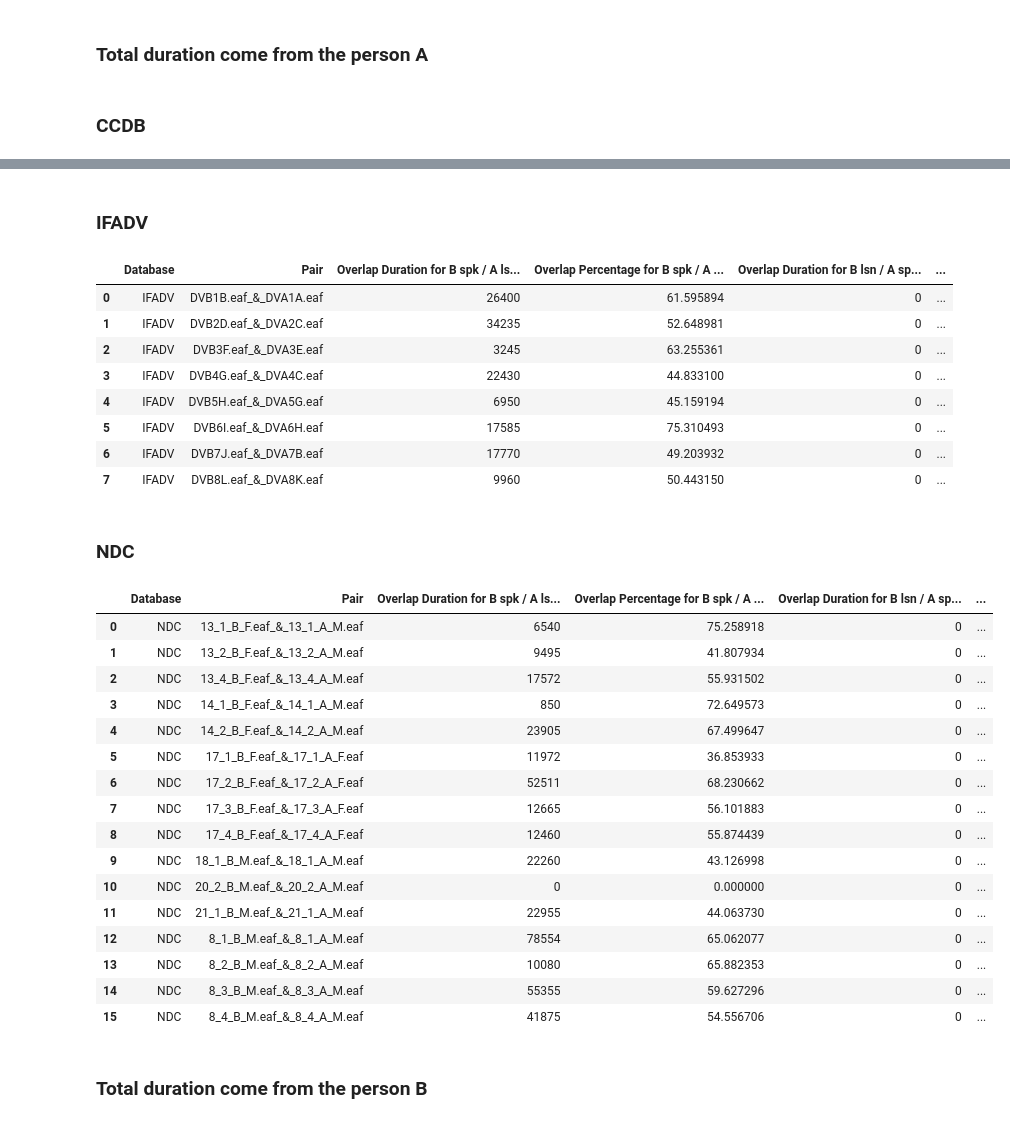
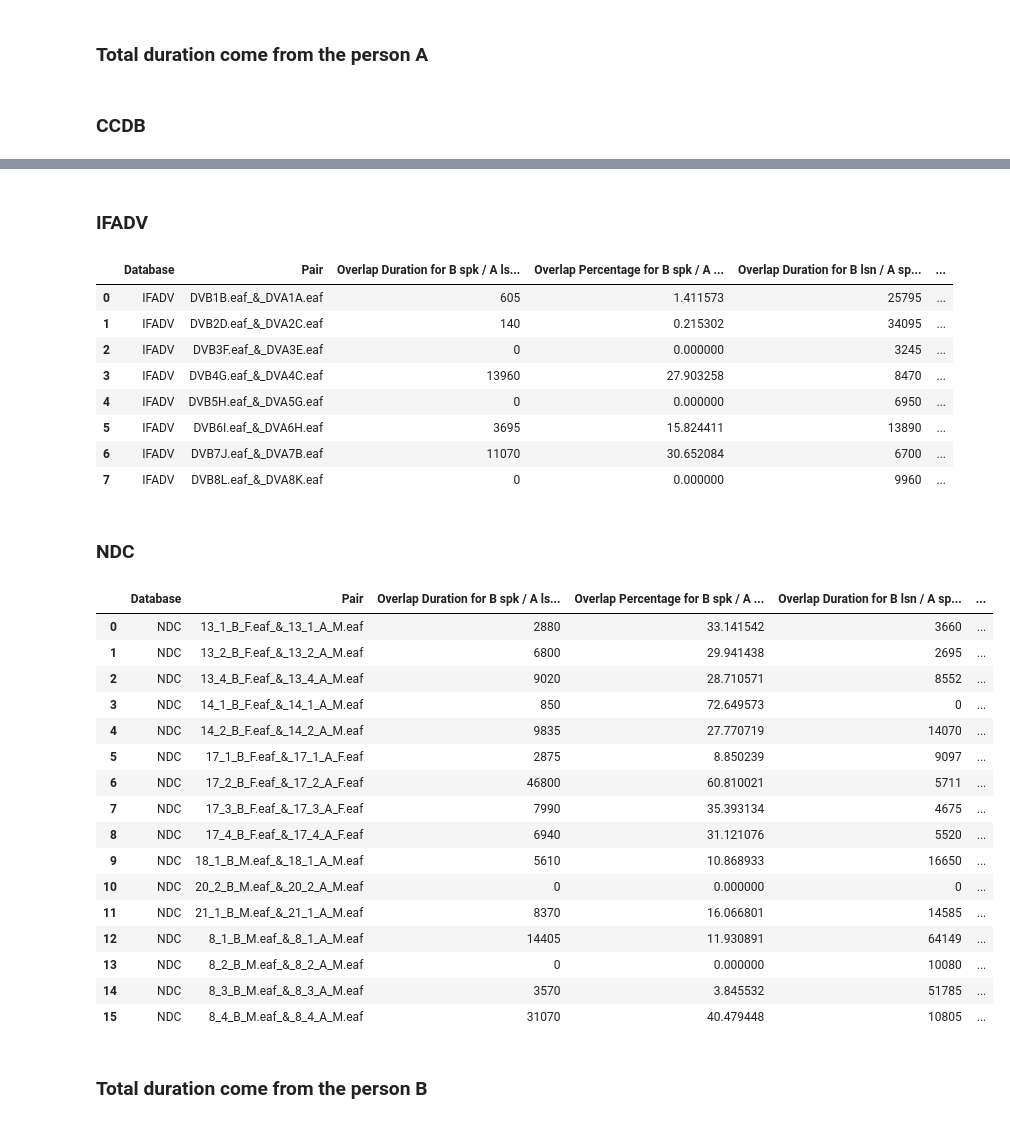
Before and after one commit to LucileVincent/S-L-Dynamics-Analysis, a Jupyter notebook: Overlapping.ipynb, the cells around one changed output, grey strips where cells are left out. Drawn from its saved outputs; the diff is of its cells as text; code cells hidden in the pictures.

```diff
--- a/Overlapping.ipynb
+++ b/Overlapping.ipynb
@@ -2547,7 +2547,7 @@ for i, database in enumerate(databases_name):
             pair_file_B = os.path.basename(filepath_B)
 
             if pair_file_A and pair_file_B:
-                pair_name = f"{pair_file_B}_&_{pair_file_A}"
+                pair_name = f"{pair_file_A}_&_{pair_file_B}"
 
             pair_dict = {}
             overlapping_data = {}
@@ -2803,13 +2803,13 @@ for database, dataset_dict in overlapping_segments_dict.items():
                                             if tier_key not in overlap_segments_set:
                                                 overlap_segments_set.add(tier_key)
                                                 if a[0] > B[0] and a[1] < B[1]:
-                                                    overlap_duration_spk_vs_lsn += a[1] - a[0]
+                                                    overlap_duration_lsn_vs_spk += a[1] - a[0]
                                                 elif a[0] < B[0] and a[1] > B[1]:
-                                                    overlap_duration_spk_vs_lsn += B[1] - B[0]
+                                                    overlap_duration_lsn_vs_spk += B[1] - B[0]
                                                 elif a[0] < B[0] and a[1] < B[1]:
-                                                    overlap_duration_spk_vs_lsn += a[1] - B[0]
+                                                    overlap_duration_lsn_vs_spk += a[1] - B[0]
                                                 elif a[0] > B[0] and a[1] > B[1]:
-                                                    overlap_duration_spk_vs_lsn += B[1] - a[0]
+                                                    overlap_duration_lsn_vs_spk += B[1] - a[0]
                 break
         if duration_smiles != 0 or duration_laughs !=0 :
             percentage_spk_vs_lsn = overlap_duration_spk_vs_lsn / (duration_smiles + duration_laughs) * 100
@@ -2973,13 +2973,13 @@ for database, dataset_dict in overlapping_segments_dict.items():
                                             if tier_key not in overlap_segments_set:
                                                 overlap_segments_set.add(tier_key)
                                                 if a[0] > B[0] and a[1] < B[1]:
-                                                    overlap_duration_spk_vs_lsn += a[1] - a[0]
+                                                    overlap_duration_lsn_vs_spk += a[1] - a[0]
                                                 elif a[0] < B[0] and a[1] > B[1]:
-                                                    overlap_duration_spk_vs_lsn += B[1] - B[0]
+                                                    overlap_duration_lsn_vs_spk += B[1] - B[0]
                                                 elif a[0] < B[0] and a[1] < B[1]:
-                                                    overlap_duration_spk_vs_lsn += a[1] - B[0]
+                                                    overlap_duration_lsn_vs_spk += a[1] - B[0]
                                                 elif a[0] > B[0] and a[1] > B[1]:
-                                                    overlap_duration_spk_vs_lsn += B[1] - a[0]
+                                                    overlap_duration_lsn_vs_spk += B[1] - a[0]
                 break
         if duration_smiles != 0 or duration_laughs !=0 :
             percentage_spk_vs_lsn = overlap_duration_spk_vs_lsn / (duration_smiles + duration_laughs) * 100
@@ -3153,13 +3153,13 @@ for database, dataset_dict in overlapping_segments_dict.items():
                                             if tier_key not in overlap_segments_set:
                                                 overlap_segments_set.add(tier_key)
                                                 if a[0] > B[0] and a[1] < B[1]:
-                                                    overlap_duration_spk_vs_lsn += a[1] - a[0]
+                                                    overlap_duration_lsn_vs_spk += a[1] - a[0]
                                                 elif a[0] < B[0] and a[1] > B[1]:
-                                                    overlap_duration_spk_vs_lsn += B[1] - B[0]
+                                                    overlap_duration_lsn_vs_spk += B[1] - B[0]
                                                 elif a[0] < B[0] and a[1] < B[1]:
-                                                    overlap_duration_spk_vs_lsn += a[1] - B[0]
+                                                    overlap_duration_lsn_vs_spk += a[1] - B[0]
                                                 elif a[0] > B[0] and a[1] > B[1]:
-                                                    overlap_duration_spk_vs_lsn += B[1] - a[0]
+                                                    overlap_duration_lsn_vs_spk += B[1] - a[0]
                 break
         if total_duration != 0:
             percentage_spk_vs_lsn = overlap_duration_spk_vs_lsn / total_duration * 100
@@ -3321,13 +3321,13 @@ for database, dataset_dict in overlapping_segments_dict.items():
                                                 overlap_segments_set.add(tier_key)
                                                 duration += a[1] - a[0]
                                                 if a[0] > B[0] and a[1] < B[1]:
-                                                    overlap_duration_spk_vs_lsn += a[1] - a[0]
+                                                    overlap_duration_lsn_vs_spk += a[1] - a[0]
                                                 elif a[0] < B[0] and a[1] > B[1]:
-                                                    overlap_duration_spk_vs_lsn += B[1] - B[0]
+                                                    overlap_duration_lsn_vs_spk += B[1] - B[0]
                                                 elif a[0] < B[0] and a[1] < B[1]:
-                                                    overlap_duration_spk_vs_lsn += a[1] - B[0]
+                                                    overlap_duration_lsn_vs_spk += a[1] - B[0]
                                                 elif a[0] > B[0] and a[1] > B[1]:
-                                                    overlap_duration_spk_vs_lsn += B[1] - a[0]
+                                                    overlap_duration_lsn_vs_spk += B[1] - a[0]
                 break
         if duration != 0 :
             percentage_spk_vs_lsn = overlap_duration_spk_vs_lsn / (duration) * 100
@@ -3360,31 +3360,31 @@ for database, df in dataframes.items():
 ### IFADV
 |  | Database | Pair | Overlap Duration for B spk / A ls... | Overlap Percentage for B spk / A ... | Overlap Duration for B lsn / A sp... | ... |
-| 0 | IFADV | DVB1B.eaf_&_DVA1A.eaf | 26400 | 61.595894 | 0 | ... |
-| 1 | IFADV | DVB2D.eaf_&_DVA2C.eaf | 34235 | 52.648981 | 0 | ... |
-| 2 | IFADV | DVB3F.eaf_&_DVA3E.eaf | 3245 | 63.255361 | 0 | ... |
-| 3 | IFADV | DVB4G.eaf_&_DVA4C.eaf | 22430 | 44.833100 | 0 | ... |
-| 4 | IFADV | DVB5H.eaf_&_DVA5G.eaf | 6950 | 45.159194 | 0 | ... |
-| 5 | IFADV | DVB6I.eaf_&_DVA6H.eaf | 17585 | 75.310493 | 0 | ... |
-| 6 | IFADV | DVB7J.eaf_&_DVA7B.eaf | 17770 | 49.203932 | 0 | ... |
-| 7 | IFADV | DVB8L.eaf_&_DVA8K.eaf | 9960 | 50.443150 | 0 | ... |
+| 0 | IFADV | DVB1B.eaf_&_DVA1A.eaf | 605 | 1.411573 | 25795 | ... |
+| 1 | IFADV | DVB2D.eaf_&_DVA2C.eaf | 140 | 0.215302 | 34095 | ... |
+| 2 | IFADV | DVB3F.eaf_&_DVA3E.eaf | 0 | 0.000000 | 3245 | ... |
+| 3 | IFADV | DVB4G.eaf_&_DVA4C.eaf | 13960 | 27.903258 | 8470 | ... |
+| 4 | IFADV | DVB5H.eaf_&_DVA5G.eaf | 0 | 0.000000 | 6950 | ... |
+| 5 | IFADV | DVB6I.eaf_&_DVA6H.eaf | 3695 | 15.824411 | 13890 | ... |
+| 6 | IFADV | DVB7J.eaf_&_DVA7B.eaf | 11070 | 30.652084 | 6700 | ... |
+| 7 | IFADV | DVB8L.eaf_&_DVA8K.eaf | 0 | 0.000000 | 9960 | ... |
 ### NDC
 |  | Database | Pair | Overlap Duration for B spk / A ls... | Overlap Percentage for B spk / A ... | Overlap Duration for B lsn / A sp... | ... |
-| 0 | NDC | 13_1_B_F.eaf_&_13_1_A_M.eaf | 6540 | 75.258918 | 0 | ... |
-| 1 | NDC | 13_2_B_F.eaf_&_13_2_A_M.eaf | 9495 | 41.807934 | 0 | ... |
-| 2 | NDC | 13_4_B_F.eaf_&_13_4_A_M.eaf | 17572 | 55.931502 | 0 | ... |
+| 0 | NDC | 13_1_B_F.eaf_&_13_1_A_M.eaf | 2880 | 33.141542 | 3660 | ... |
+| 1 | NDC | 13_2_B_F.eaf_&_13_2_A_M.eaf | 6800 | 29.941438 | 2695 | ... |
+| 2 | NDC | 13_4_B_F.eaf_&_13_4_A_M.eaf | 9020 | 28.710571 | 8552 | ... |
 | 3 | NDC | 14_1_B_F.eaf_&_14_1_A_M.eaf | 850 | 72.649573 | 0 | ... |
-| 4 | NDC | 14_2_B_F.eaf_&_14_2_A_M.eaf | 23905 | 67.499647 | 0 | ... |
-| 5 | NDC | 17_1_B_F.eaf_&_17_1_A_F.eaf | 11972 | 36.853933 | 0 | ... |
-| 6 | NDC | 17_2_B_F.eaf_&_17_2_A_F.eaf | 52511 | 68.230662 | 0 | ... |
-| 7 | NDC | 17_3_B_F.eaf_&_17_3_A_F.eaf | 12665 | 56.101883 | 0 | ... |
-| 8 | NDC | 17_4_B_F.eaf_&_17_4_A_F.eaf | 12460 | 55.874439 | 0 | ... |
-| 9 | NDC | 18_1_B_M.eaf_&_18_1_A_M.eaf | 22260 | 43.126998 | 0 | ... |
+| 4 | NDC | 14_2_B_F.eaf_&_14_2_A_M.eaf | 9835 | 27.770719 | 14070 | ... |
+| 5 | NDC | 17_1_B_F.eaf_&_17_1_A_F.eaf | 2875 | 8.850239 | 9097 | ... |
+| 6 | NDC | 17_2_B_F.eaf_&_17_2_A_F.eaf | 46800 | 60.810021 | 5711 | ... |
+| 7 | NDC | 17_3_B_F.eaf_&_17_3_A_F.eaf | 7990 | 35.393134 | 4675 | ... |
+| 8 | NDC | 17_4_B_F.eaf_&_17_4_A_F.eaf | 6940 | 31.121076 | 5520 | ... |
+| 9 | NDC | 18_1_B_M.eaf_&_18_1_A_M.eaf | 5610 | 10.868933 | 16650 | ... |
 | 10 | NDC | 20_2_B_M.eaf_&_20_2_A_M.eaf | 0 | 0.000000 | 0 | ... |
-| 11 | NDC | 21_1_B_M.eaf_&_21_1_A_M.eaf | 22955 | 44.063730 | 0 | ... |
-| 12 | NDC | 8_1_B_M.eaf_&_8_1_A_M.eaf | 78554 | 65.062077 | 0 | ... |
-| 13 | NDC | 8_2_B_M.eaf_&_8_2_A_M.eaf | 10080 | 65.882353 | 0 | ... |
-| 14 | NDC | 8_3_B_M.eaf_&_8_3_A_M.eaf | 55355 | 59.627296 | 0 | ... |
-| 15 | NDC | 8_4_B_M.eaf_&_8_4_A_M.eaf | 41875 | 54.556706 | 0 | ... |
+| 11 | NDC | 21_1_B_M.eaf_&_21_1_A_M.eaf | 8370 | 16.066801 | 14585 | ... |
+| 12 | NDC | 8_1_B_M.eaf_&_8_1_A_M.eaf | 14405 | 11.930891 | 64149 | ... |
+| 13 | NDC | 8_2_B_M.eaf_&_8_2_A_M.eaf | 0 | 0.000000 | 10080 | ... |
+| 14 | NDC | 8_3_B_M.eaf_&_8_3_A_M.eaf | 3570 | 3.845532 | 51785 | ... |
+| 15 | NDC | 8_4_B_M.eaf_&_8_4_A_M.eaf | 31070 | 40.479448 | 10805 | ... |
 # %% [markdown]
 ### Total duration come from the person B
 # %%
```
Also changed, not shown: parts of 14 cells of this notebook, 2 other files.
